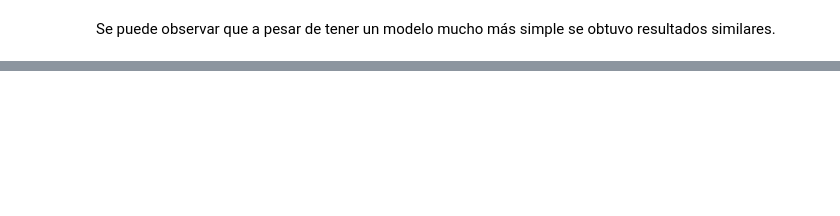
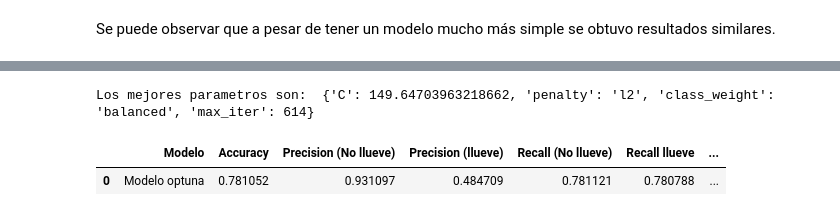
Before and after one commit to EugenioBravi/AA1-TUIA-Bravi-Nemeth, a Jupyter notebook: TP-clasificacion-AA1.ipynb, the cells around one changed output, grey strips where cells are left out. Cells and saved outputs as stored; diff of their text form; code cells hidden in the pictures; blank space fills up the shorter version.

```diff
--- a/TP-clasificacion-AA1.ipynb
+++ b/TP-clasificacion-AA1.ipynb
@@ -923,0 +930,9 @@ Se puede observar que a pesar de tener un modelo mucho más simple se obtuvo res
+# %%
+#Se usa el dataset entero ya que Kfold va a hacer las divisiones
+X_shap = pd.concat([X_train_shap, X_test_shap], axis=0)
+y_shap = pd.concat([y_train, y_test], axis=0)
+robust_scaler = RobustScaler().set_output(transform='pandas')
+X_shap = robust_scaler.fit_transform(X_shap)
+cv = StratifiedKFold(n_splits=5, shuffle=True, random_state=42)
+scores = cross_val_score(modelo_balanceado, X_shap, y_shap, cv=cv)
+scores
@@ -923,0 +953,27 @@ Se puede observar que a pesar de tener un modelo mucho más simple se obtuvo res
+# %%
+def objective(trial):
+    # Optimizamos la prediccion de la clase 1
+
+    C = trial.suggest_float('C', 0.01, 1000)
+    penalty = trial.suggest_categorical('penalty', ['l2'])
+    class_weight = trial.suggest_categorical('class_weight', ['balanced'])
+    max_iter = trial.suggest_int('max_iter', 100, 2000)
+
+    modelo_optuna = LogisticRegression(C=C, penalty=penalty, class_weight=class_weight, max_iter=max_iter)
+
+    scorer = make_scorer(recall_score, average='binary')
+
+    recall_scores = cross_val_score(modelo_optuna, X_shap, y_shap, cv=cv, scoring=scorer)
+    mean_recall = recall_scores.mean()
+
+    return mean_recall
+
+study = optuna.create_study(direction='maximize')
+study.optimize(objective, n_trials=100)
+best_optuna_params = study.best_params
+best_optuna_model = make_pipeline(RobustScaler(),LogisticRegression(**best_optuna_params, random_state=42))
+best_optuna_model.fit(X_train_shap, y_train)
+y_pred_optuna = best_optuna_model.predict(X_test_shap)
+print('Los mejores parametros son: ',study.best_params)
+metricas('Modelo optuna',best_optuna_model,y_pred_optuna)
+# %% [output]
@@ -923,0 +997,3 @@ Se puede observar que a pesar de tener un modelo mucho más simple se obtuvo res
+Los mejores parametros son:  {'C': 149.64703963218662, 'penalty': 'l2', 'class_weight': 'balanced', 'max_iter': 614}
+|  | Modelo | Accuracy | Precision (No llueve) | Precision (llueve) | Recall (No llueve) | Recall llueve | ... |
+| 0 | Modelo optuna | 0.781052 | 0.931097 | 0.484709 | 0.781121 | 0.780788 | ... |
```
Also changed, not shown: parts of 13 cells of this notebook.
